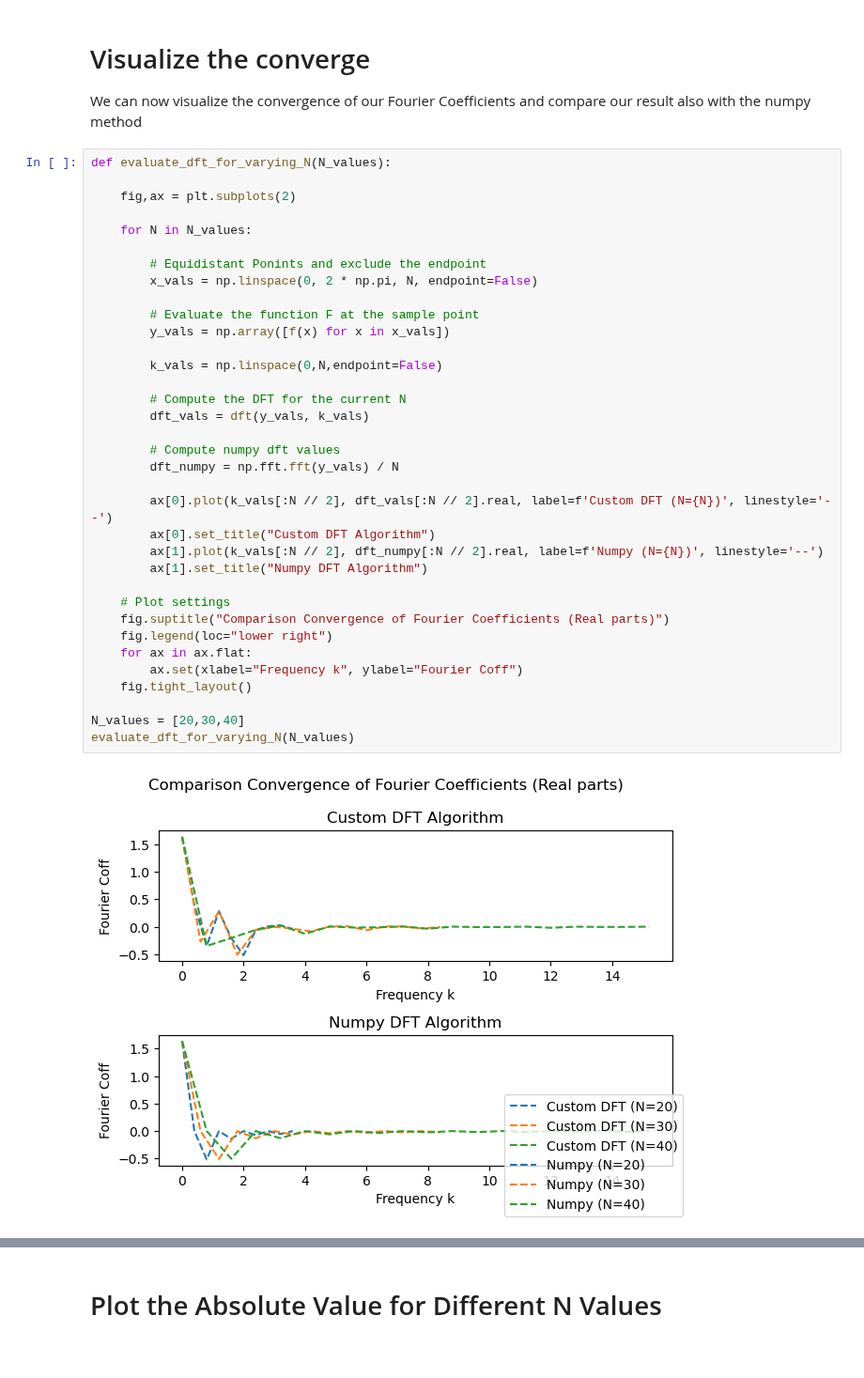
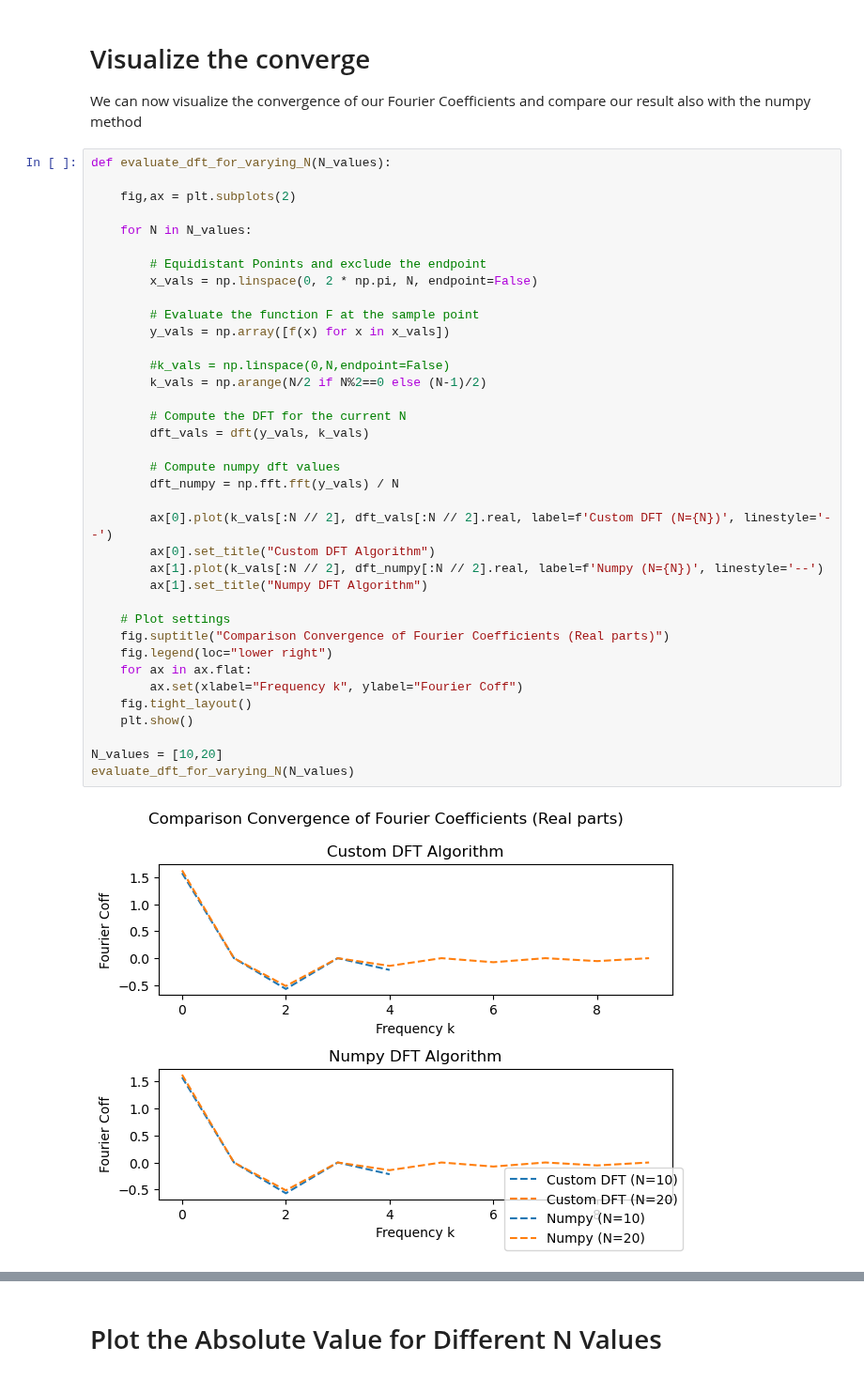
Before and after one commit to LukasMeinschad/Studium, a Jupyter notebook: Mathe/Numerik/Proseminar Numerik/Übungsblätter/Blatt 10/meinschad_blatt10.ipynb, the cells around one changed output, grey strips where cells are left out. Shown at 94% size. Drawn from its saved outputs; the diff is of its cells as text.

```diff
--- a/Mathe/Numerik/Proseminar Numerik/Übungsblätter/Blatt 10/meinschad_blatt10.ipynb
+++ b/Mathe/Numerik/Proseminar Numerik/Übungsblätter/Blatt 10/meinschad_blatt10.ipynb
@@ -317,33 +316,35 @@ def evaluate_dft_for_varying_N(N_values):
 
     for N in N_values:
 
         # Equidistant Ponints and exclude the endpoint
         x_vals = np.linspace(0, 2 * np.pi, N, endpoint=False)
 
         # Evaluate the function F at the sample point
         y_vals = np.array([f(x) for x in x_vals])
 
-        k_vals = np.linspace(0,N,endpoint=False)
+        #k_vals = np.linspace(0,N,endpoint=False)
+        k_vals = np.arange(N/2 if N%2==0 else (N-1)/2)
 
         # Compute the DFT for the current N
         dft_vals = dft(y_vals, k_vals)
 
         # Compute numpy dft values
         dft_numpy = np.fft.fft(y_vals) / N
 
         ax[0].plot(k_vals[:N // 2], dft_vals[:N // 2].real, label=f'Custom DFT (N={N})', linestyle='--')
         ax[0].set_title("Custom DFT Algorithm")
         ax[1].plot(k_vals[:N // 2], dft_numpy[:N // 2].real, label=f'Numpy (N={N})', linestyle='--')
         ax[1].set_title("Numpy DFT Algorithm")
 
     # Plot settings
     fig.suptitle("Comparison Convergence of Fourier Coefficients (Real parts)")
     fig.legend(loc="lower right")
     for ax in ax.flat:
         ax.set(xlabel="Frequency k", ylabel="Fourier Coff")
     fig.tight_layout()
+    plt.show()
 
-N_values = [20,30,40]
+N_values = [10,20]
 evaluate_dft_for_varying_N(N_values)
 # %% [output]
-[figure, old version]
+[figure, new version]
```
Also changed, not shown: parts of 10 cells of this notebook, 6 other files.
